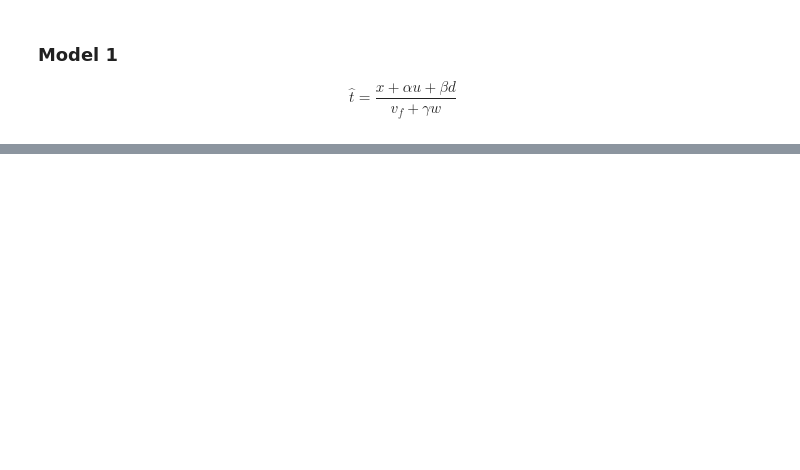
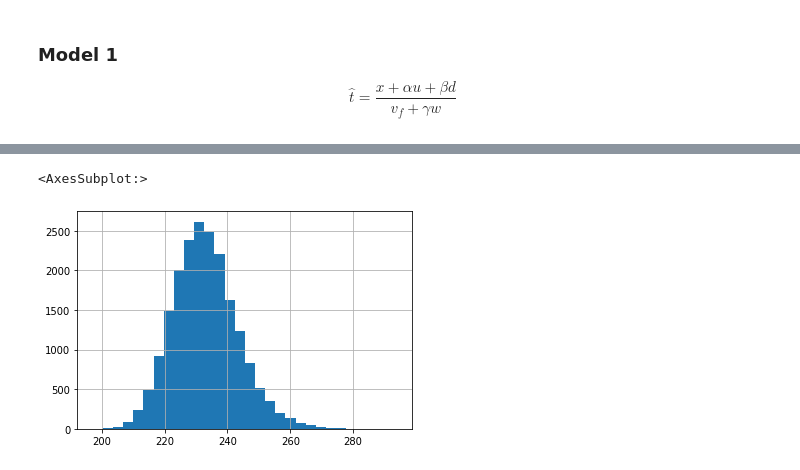
Before and after one commit to danlessa/bike-record-model, a Jupyter notebook: notebooks/5_inference.ipynb, the cells around one changed output, grey strips where cells are left out. Drawn from its saved outputs; the diff is of its cells as text; code cells hidden in the pictures; blank space fills up the shorter version.

```diff
--- a/notebooks/5_inference.ipynb
+++ b/notebooks/5_inference.ipynb
@@ -157,0 +187,2 @@ time: 23.6 s (started: 2021-07-25 14:42:52 -03:00)
+# %%
+df = trace.posterior.to_dataframe()
@@ -157,0 +191,5 @@ time: 23.6 s (started: 2021-07-25 14:42:52 -03:00)
+# %%
+df.total_time.hist(bins=30)
+# %% [output]
+<AxesSubplot:>
+[figure, added]
```
Also changed, not shown: parts of 9 cells of this notebook, 1 other file.
